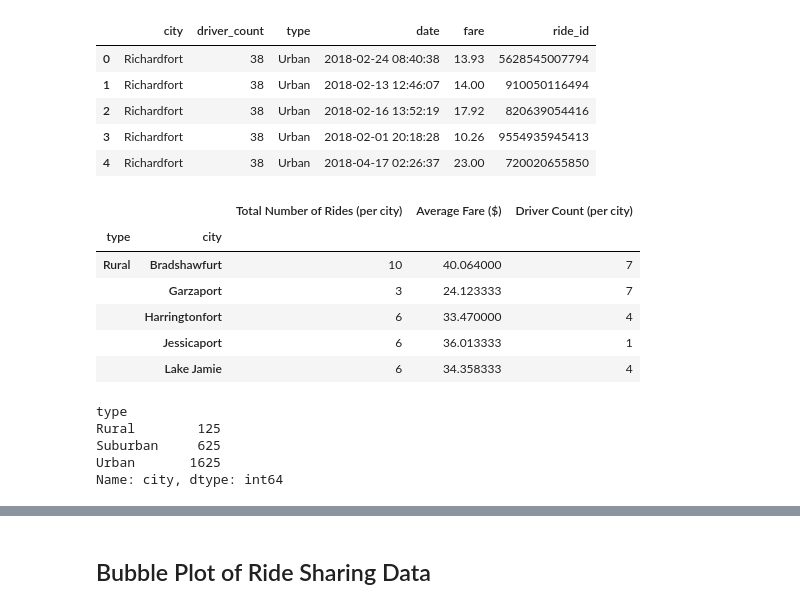
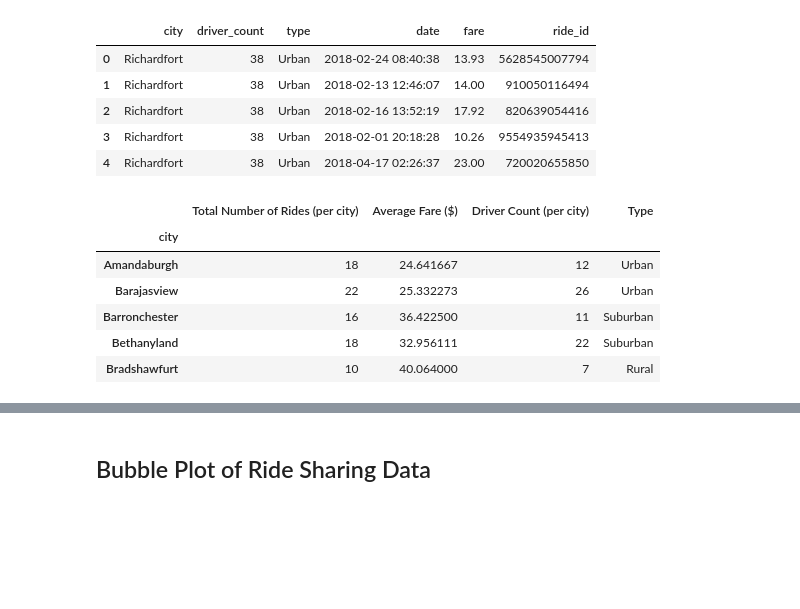
Before and after one commit to sponre01/Homework5-Matplotlib, a Jupyter notebook: pyber_starter.ipynb, the cells around one changed output, grey strips where cells are left out. Saved outputs shown, nothing was run; the diff lists cells and outputs as text; code cells hidden in the pictures; blank space fills up the shorter version.

```diff
--- a/pyber_starter.ipynb
+++ b/pyber_starter.ipynb
@@ -30,25 +27,24 @@ grouped_types = pyber_df.groupby(['type'])
 # %%
+#Create Dataframe to use for the Scatter Plot
+
+grouped_cities = pyber_df.groupby(['city'])
+
 total_rides = grouped_cities["ride_id"].count()
 average_fare = grouped_cities["fare"].mean()
 driver_count = grouped_cities["driver_count"].mean()
+citytype=grouped_cities["type"].first()
+
 
 ride_sharing_df = pd.DataFrame({"Total Number of Rides (per city)": total_rides,
-                                    "Average Fare ($)": average_fare,
-                               "Driver Count (per city)":driver_count})
+                                "Average Fare ($)": average_fare,
+                                "Driver Count (per city)":driver_count,
+                                "Type":citytype})
 ride_sharing_df.head()
 # %% [output]
-|  |  | Total Number of Rides (per city) | Average Fare ($) | Driver Count (per city) |
-| type | city |  |  |  |
-| Rural | Bradshawfurt | 10 | 40.064000 | 7 |
-|  | Garzaport | 3 | 24.123333 | 7 |
-|  | Harringtonfort | 6 | 33.470000 | 4 |
-|  | Jessicaport | 6 | 36.013333 | 1 |
-|  | Lake Jamie | 6 | 34.358333 | 4 |
+|  | Total Number of Rides (per city) | Average Fare ($) | Driver Count (per city) | Type |
+| city |  |  |  |  |
+| Amandaburgh | 18 | 24.641667 | 12 | Urban |
+| Barajasview | 22 | 25.332273 | 26 | Urban |
+| Barronchester | 16 | 36.422500 | 11 | Suburban |
+| Bethanyland | 18 | 32.956111 | 22 | Suburban |
+| Bradshawfurt | 10 | 40.064000 | 7 | Rural |
-# %%
-grouped_types["city"].count()
-# %% [output]
-type
-Rural        125
-Suburban     625
-Urban       1625
-Name: city, dtype: int64
```
Also changed, not shown: parts of 19 cells of this notebook.
